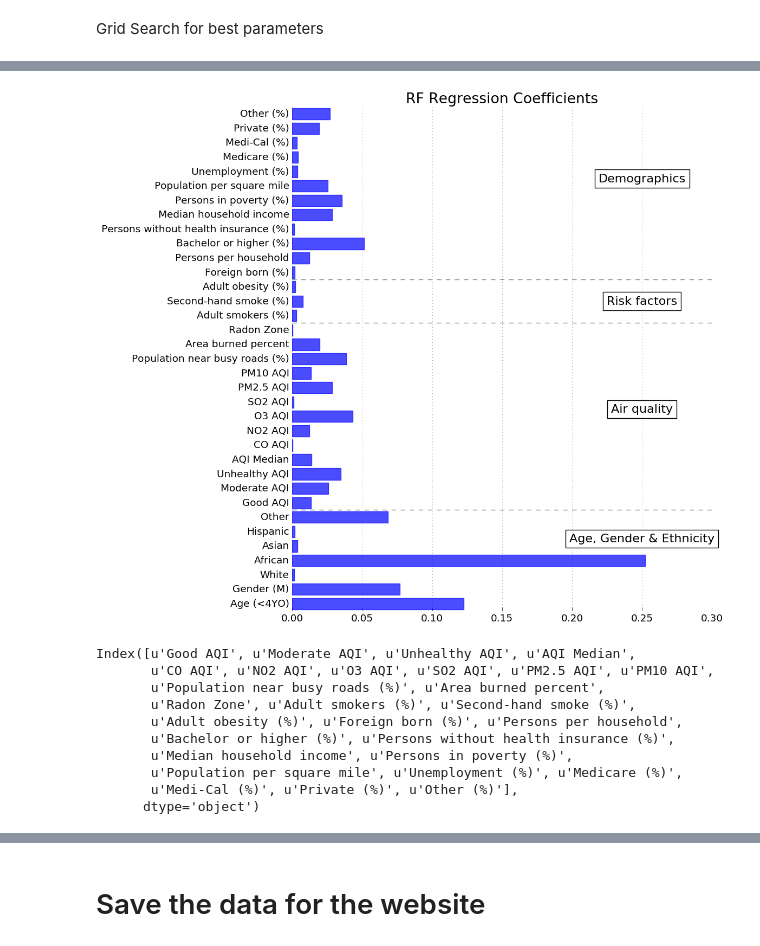
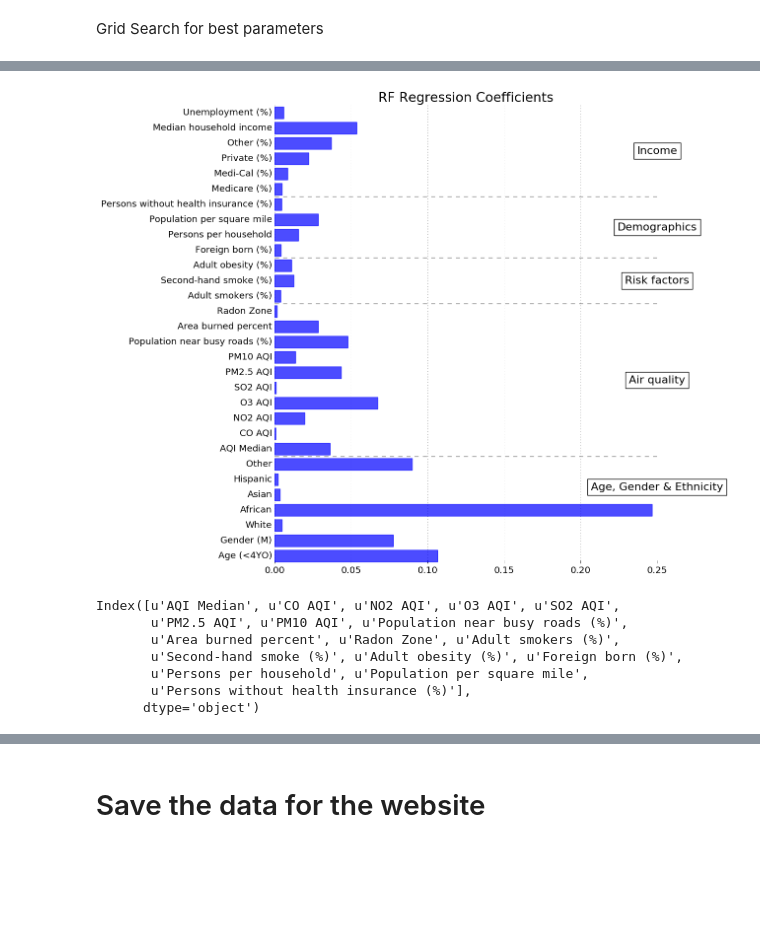
Before and after one commit to joao-r-santos/Asthma, a Jupyter notebook: Data/Exploratory RandomForest.ipynb, the cells around one changed output, grey strips where cells are left out. Drawn from its saved outputs; the diff is of its cells as text; code cells hidden in the pictures; blank space fills up the shorter version.

Commit message:
Added Ridge Regression model and modified Random Forest model

```diff
--- a/Data/Exploratory RandomForest.ipynb
+++ b/Data/Exploratory RandomForest.ipynb
@@ -97,3 +98,12 @@ cols= [u'Age (<4YO)', u'Gender (M)', u'White', u'African', u'Asian', u'Hispanic'
+# %%
+cols= [u'Age (<4YO)', u'Gender (M)', u'White', u'African', u'Asian', u'Hispanic', u'Other',
+       u'AQI Median',
+       u'CO AQI', u'NO2 AQI', u'O3 AQI', u'SO2 AQI', u'PM2.5 AQI', u'PM10 AQI',
+       u'Population near busy roads (%)', u'Area burned percent', u'Radon Zone',
+       u'Adult smokers (%)', u'Second-hand smoke (%)', u'Adult obesity (%)',
+       u'Foreign born (%)', u'Persons per household', u'Population per square mile',
+       u'Persons without health insurance (%)', u'Medicare (%)', u'Medi-Cal (%)', u'Private (%)', u'Other (%)',
+       u'Median household income', u'Unemployment (%)']
 # %%
 feats_df= feats_df.reindex(columns=cols)
 # %%
@@ -129,3 +134,8 @@ scale_feats_df= pd.DataFrame(data=scale_feats_df,index=feats_df.index,columns=fe
+# %%
+scaler= RobustScaler()
+
+scale_feats_df= scaler.fit_transform(feats_df)
+scale_feats_df= pd.DataFrame(data=scale_feats_df,index=feats_df.index,columns=feats_df.columns)
 # %%
 scale_feats_df.head()
 # %% [output]
@@ -296,3 +304,8 @@ model_rnd= rnd.best_estimator_
+# %%
+# model_rnd= rnd.best_estimator_
+fin= open('model_RF.pkl','rb')
+model_rnd= pickle.load(fin)
+fin.close()
 # %%
 R2_train= model_rnd.score(X_train,y_train)
 print 'R^2 on training= %f' % R2_train
@@ -394,49 +377,48 @@ plt.savefig('RandomForest_CV.png')
 # %%
 plt.figure(figsize=(10,12))
 ax= plt.subplot(111)
 
-Nlim= len(model_cv.feature_importances_)
+Nlim= len(model_rnd.feature_importances_)
 indsPLT= np.arange(Nlim)
 width= 0.8
 shift= 0.5*(1.-width)
 
-plt.barh(indsPLT+shift, model_cv.feature_importances_, height=width, color='b',ec='b',alpha=.7)
+plt.barh(indsPLT+shift, model_rnd.feature_importances_, height=width, color='b',ec='b',alpha=.7)
 
 # plt.legend(loc='best')
 # plt.xlim(xmin=-0.01)
 plt.ylim(0,Nlim)
 plt.grid(axis='y')
 plt.yticks(indsPLT+0.5,scale_feats_df.columns)
 plt.title('RF Regression Coefficients')
 
 ax.yaxis.set_ticks_position('none')
 ax.set_frame_on(False)
 ax.xaxis.set_ticks_position('bottom')
 ax.yaxis.set_ticks_position('none')
 
+x_text=.25
 xmin,xmax= plt.xlim()
-ax.hlines([7,20,23],xmin,xmax,colors='0.5',linestyles='--')
-plt.text(0.25,5,'Age, Gender & Ethnicity',va='center',ha='center',bbox=dict(facecolor='white',pad=5))
-plt.text(0.25,14,'Air quality',va='center',ha='center',bbox=dict(facecolor='white',pad=5))
-plt.text(0.25,21.5,'Risk factors',va='center',ha='center',bbox=dict(facecolor='white',pad=5))
-plt.text(0.25,30,'Demographics',va='center',ha='center',bbox=dict(facecolor='white',pad=5))
+ax.hlines([7,17,20,24],xmin,xmax,colors='0.5',linestyles='--')
+plt.text(x_text,5,'Age, Gender & Ethnicity',va='center',ha='center',bbox=dict(facecolor='white',pad=5))
+plt.text(x_text,12,'Air quality',va='center',ha='center',bbox=dict(facecolor='white',pad=5))
+plt.text(x_text,18.5,'Risk factors',va='center',ha='center',bbox=dict(facecolor='white',pad=5))
+plt.text(x_text,22,'Demographics',va='center',ha='center',bbox=dict(facecolor='white',pad=5))
+plt.text(x_text,27,'Income',va='center',ha='center',bbox=dict(facecolor='white',pad=5))
 plt.xlim(xmin,xmax)
 
 plt.savefig('RandomForest_CV_coeff.png')
 # %% [output]
-[figure, old version]
+[figure, new version]
 # %%
-new_feats_df.columns[7:]
+new_feats_df.columns[7:24]
 # %% [output]
-Index([u'Good AQI', u'Moderate AQI', u'Unhealthy AQI', u'AQI Median',
-       u'CO AQI', u'NO2 AQI', u'O3 AQI', u'SO2 AQI', u'PM2.5 AQI', u'PM10 AQI',
-       u'Population near busy roads (%)', u'Area burned percent',
-       u'Radon Zone', u'Adult smokers (%)', u'Second-hand smoke (%)',
-       u'Adult obesity (%)', u'Foreign born (%)', u'Persons per household',
-       u'Bachelor or higher (%)', u'Persons without health insurance (%)',
-       u'Median household income', u'Persons in poverty (%)',
-       u'Population per square mile', u'Unemployment (%)', u'Medicare (%)',
-       u'Medi-Cal (%)', u'Private (%)', u'Other (%)'],
+Index([u'AQI Median', u'CO AQI', u'NO2 AQI', u'O3 AQI', u'SO2 AQI',
+       u'PM2.5 AQI', u'PM10 AQI', u'Population near busy roads (%)',
+       u'Area burned percent', u'Radon Zone', u'Adult smokers (%)',
+       u'Second-hand smoke (%)', u'Adult obesity (%)', u'Foreign born (%)',
+       u'Persons per household', u'Population per square mile',
+       u'Persons without health insurance (%)'],
       dtype='object')
 # %%
 plt.figure(figsize=(10,12))
```
Also changed, not shown: parts of 36 cells of this notebook, 16 other files.
